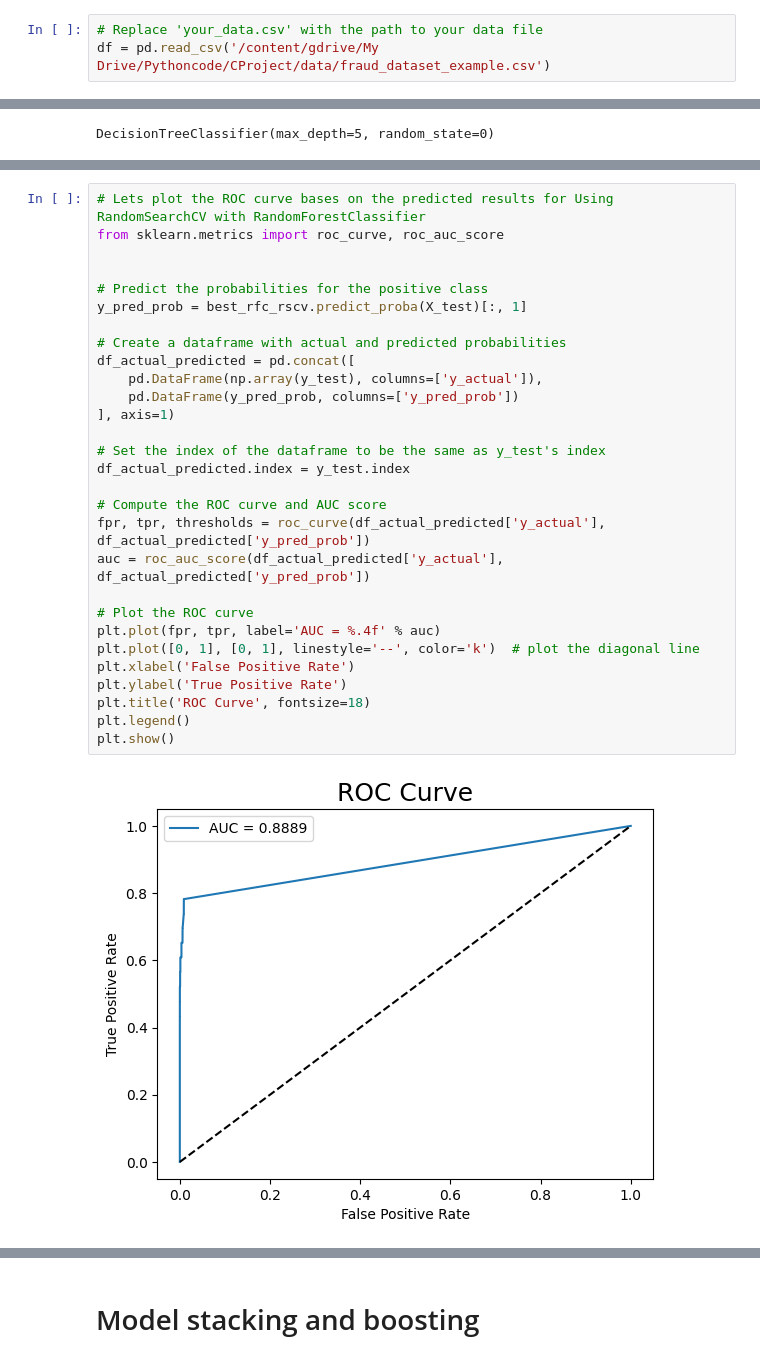
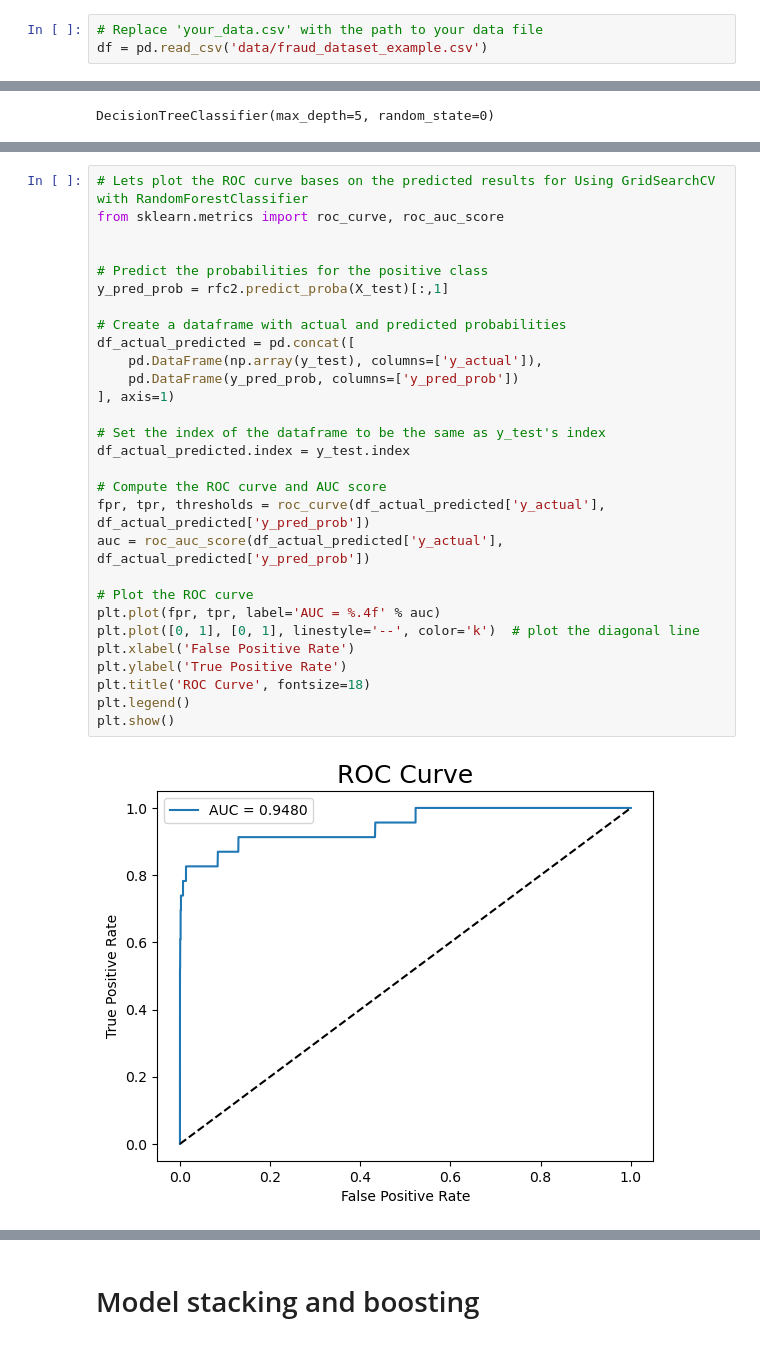
Before and after one commit to jdchen5/machinelearninglabs, a Jupyter notebook: CProject/fraud-withSections-stackedModels.ipynb, the cells around one changed output, grey strips where cells are left out. Cells and saved outputs as stored; diff of their text form.

Commit message:
CProject

```diff
--- a/CProject/fraud-withSections-stackedModels.ipynb
+++ b/CProject/fraud-withSections-stackedModels.ipynb
@@ -30,7 +23,7 @@ In this notebook you will apply xxxxxxx
 Load the data and explore the datasets
 # %%
 # Replace 'your_data.csv' with the path to your data file
-df = pd.read_csv('/content/gdrive/My Drive/Pythoncode/CProject/data/fraud_dataset_example.csv')
+df = pd.read_csv('data/fraud_dataset_example.csv')
 # %% [markdown]
 ##Identify the Features and Their Types:
 Use .info() to get a concise summary of the DataFrame, including the column names, non-null counts, and data types.
@@ -999,34 +796,34 @@ This generates and plots the Receiver Operating Characteristic (ROC) curve along
 # %%
-# Lets plot the ROC curve bases on the predicted results for Using RandomSearchCV with RandomForestClassifier
+# Lets plot the ROC curve bases on the predicted results for Using GridSearchCV with RandomForestClassifier
 from sklearn.metrics import roc_curve, roc_auc_score
 
 
 # Predict the probabilities for the positive class
-y_pred_prob = best_rfc_rscv.predict_proba(X_test)[:, 1]
+y_pred_prob = rfc2.predict_proba(X_test)[:,1]
 
 # Create a dataframe with actual and predicted probabilities
 df_actual_predicted = pd.concat([
     pd.DataFrame(np.array(y_test), columns=['y_actual']),
     pd.DataFrame(y_pred_prob, columns=['y_pred_prob'])
 ], axis=1)
 
 # Set the index of the dataframe to be the same as y_test's index
 df_actual_predicted.index = y_test.index
 
 # Compute the ROC curve and AUC score
 fpr, tpr, thresholds = roc_curve(df_actual_predicted['y_actual'], df_actual_predicted['y_pred_prob'])
 auc = roc_auc_score(df_actual_predicted['y_actual'], df_actual_predicted['y_pred_prob'])
 
 # Plot the ROC curve
 plt.plot(fpr, tpr, label='AUC = %.4f' % auc)
 plt.plot([0, 1], [0, 1], linestyle='--', color='k')  # plot the diagonal line
 plt.xlabel('False Positive Rate')
 plt.ylabel('True Positive Rate')
 plt.title('ROC Curve', fontsize=18)
 plt.legend()
 plt.show()
 # %% [output]
-[figure, old version]
+[figure, new version]
 # %%
 
 # Check the features importance using rfc
```
Also changed, not shown: parts of 44 cells of this notebook, 13 other files.
